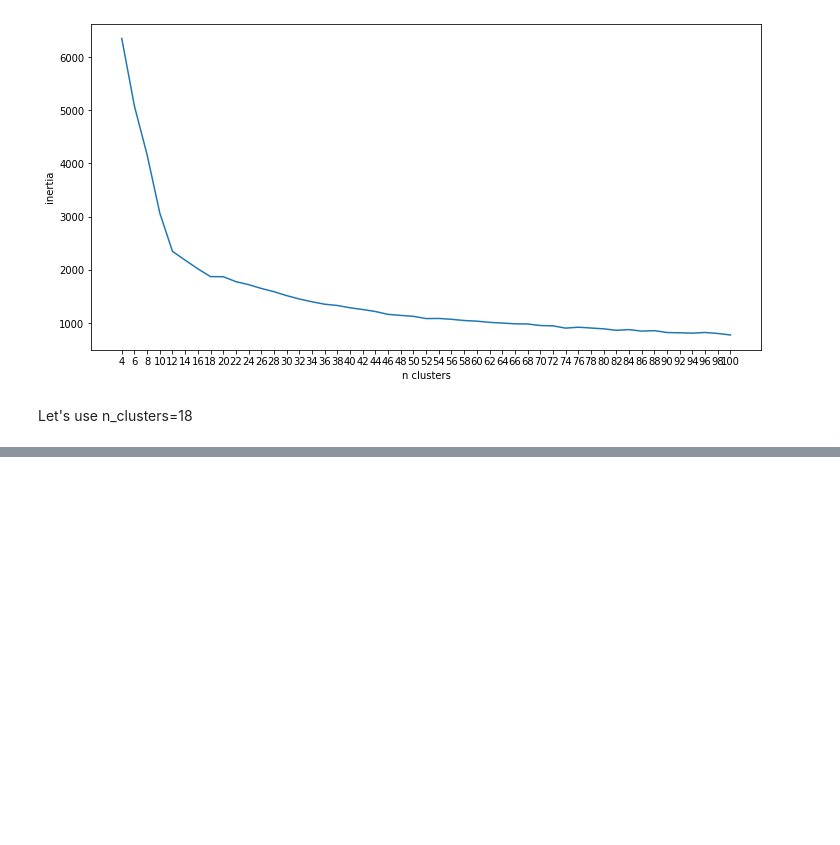
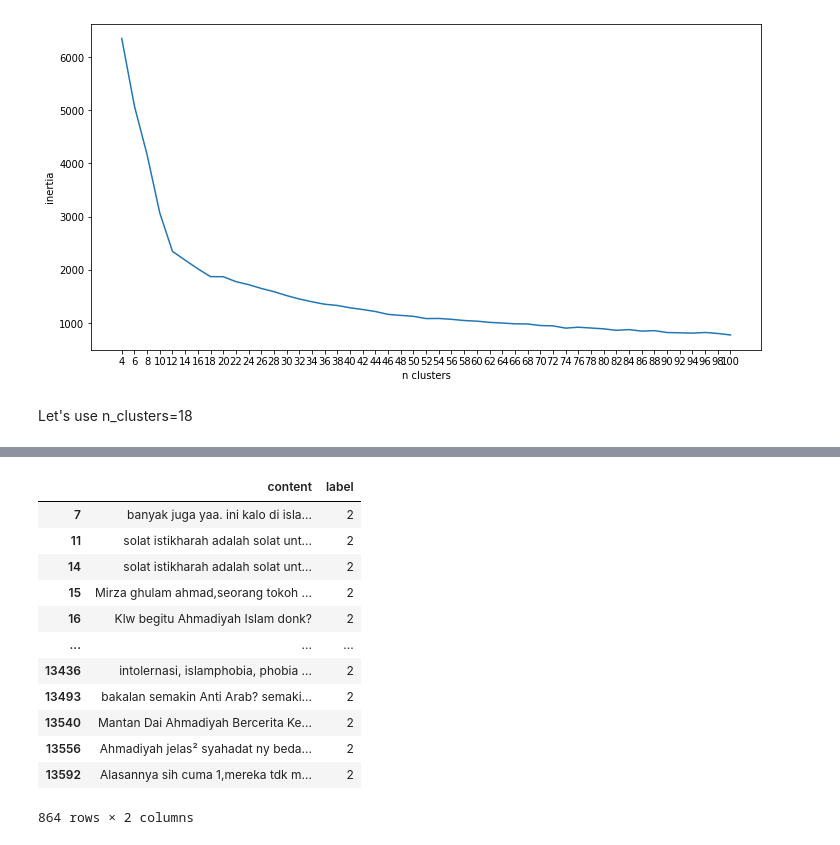
Before and after one commit to iddzzz/netizen-sentiment-analysis, a Jupyter notebook: clustering.ipynb, the cells around one changed output, grey strips where cells are left out. Drawn from its saved outputs; the diff is of its cells as text; code cells hidden in the pictures; blank space fills up the shorter version.

```diff
--- a/clustering.ipynb
+++ b/clustering.ipynb
@@ -97,0 +115,16 @@ df['label'] = labels
+# %%
+df[['content', 'label']][df.label == 2]
+# %% [output]
+|  | content | label |
+| 7 | banyak juga yaa. ini kalo di isla... | 2 |
+| 11 | solat istikharah adalah solat unt... | 2 |
+| 14 | solat istikharah adalah solat unt... | 2 |
+| 15 | Mirza ghulam ahmad,seorang tokoh ... | 2 |
+| 16 | Klw begitu Ahmadiyah Islam donk? | 2 |
+| ... | ... | ... |
+| 13436 | intolernasi, islamphobia, phobia ... | 2 |
+| 13493 | bakalan semakin Anti Arab? semaki... | 2 |
+| 13540 | Mantan Dai Ahmadiyah Bercerita Ke... | 2 |
+| 13556 | Ahmadiyah jelas² syahadat ny beda... | 2 |
+| 13592 | Alasannya sih cuma 1,mereka tdk m... | 2 |
+864 rows × 2 columns
```
Also changed, not shown: parts of 8 cells of this notebook.
